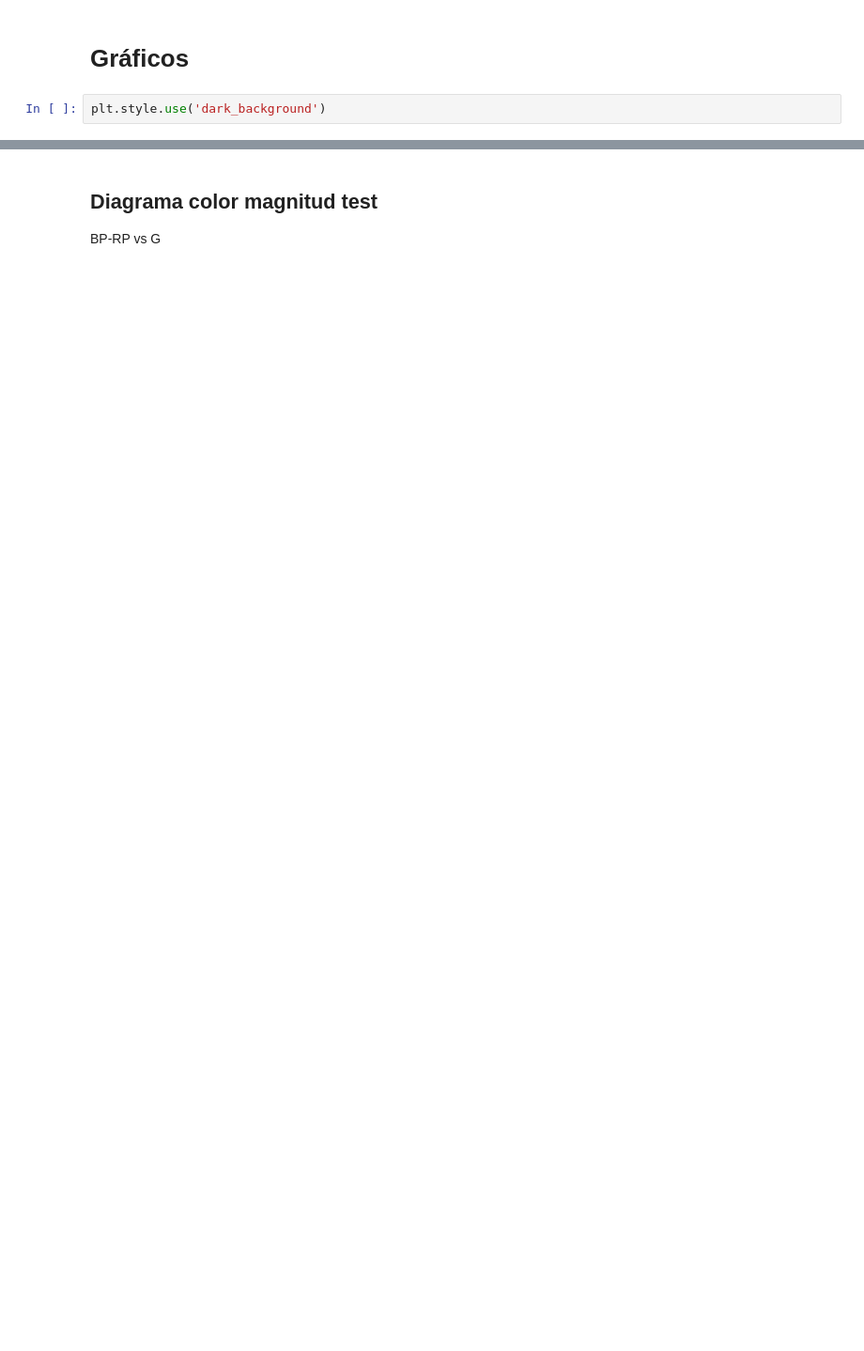
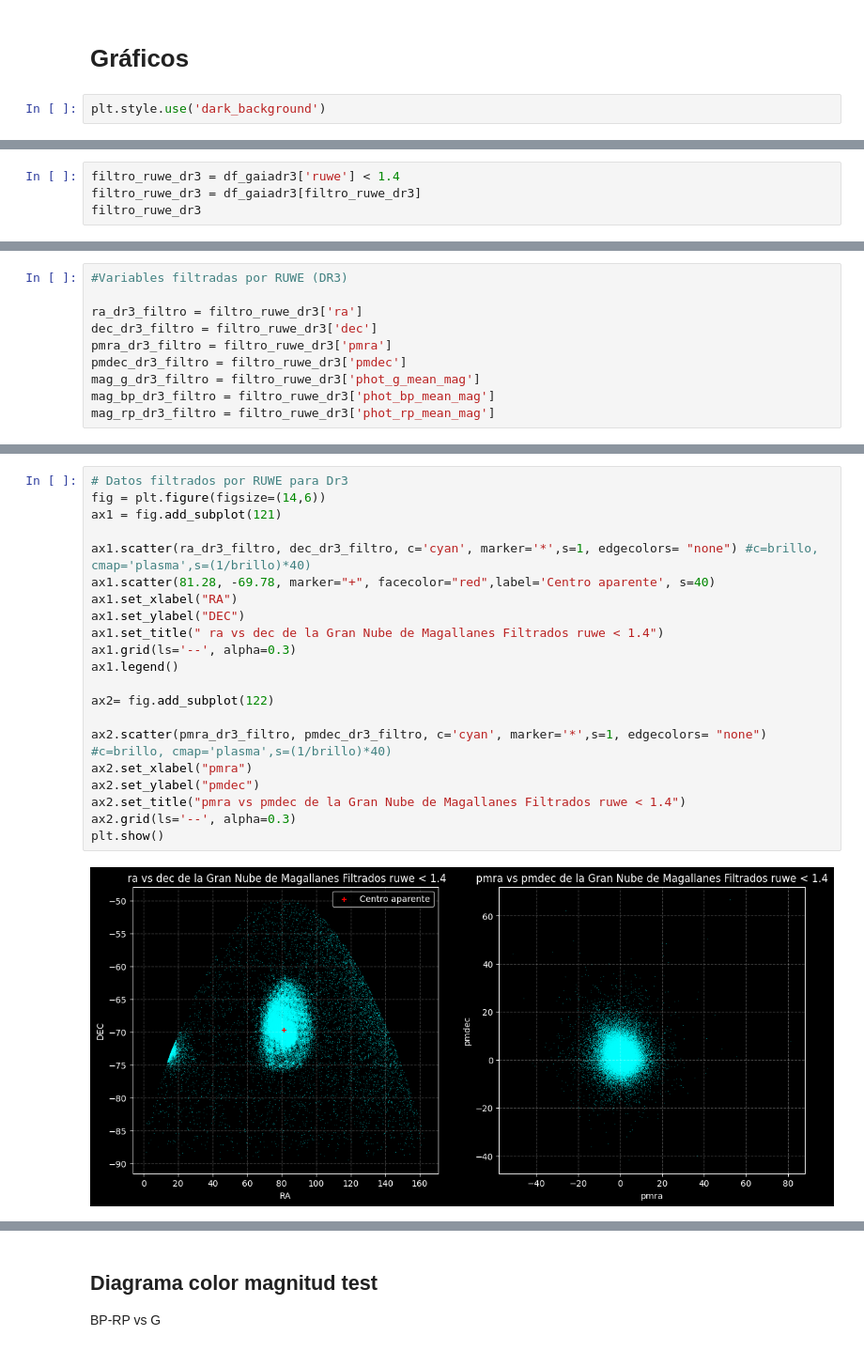
Before and after one commit to estebansanchezmunoz/Proyecto-Base-de-datos, a Jupyter notebook: project_gaia_db.ipynb, the cells around one changed output, grey strips where cells are left out. Shown at 94% size. Cells and saved outputs as stored; diff of their text form; blank space fills up the shorter version.

```diff
--- a/project_gaia_db.ipynb
+++ b/project_gaia_db.ipynb
@@ -207,0 +416,4 @@ ruwe_dr3 = df_gaiadr3['ruwe']
+# %%
+filtro_ruwe_dr3 = df_gaiadr3['ruwe'] < 1.4
+filtro_ruwe_dr3 = df_gaiadr3[filtro_ruwe_dr3]
+filtro_ruwe_dr3
@@ -208 +434,11 @@ ruwe_dr3 = df_gaiadr3['ruwe']
+# %%
+#Variables filtradas por RUWE (DR3)
+
+ra_dr3_filtro = filtro_ruwe_dr3['ra']
+dec_dr3_filtro = filtro_ruwe_dr3['dec']
+pmra_dr3_filtro = filtro_ruwe_dr3['pmra']
+pmdec_dr3_filtro = filtro_ruwe_dr3['pmdec']
+mag_g_dr3_filtro = filtro_ruwe_dr3['phot_g_mean_mag']
+mag_bp_dr3_filtro = filtro_ruwe_dr3['phot_bp_mean_mag']
+mag_rp_dr3_filtro = filtro_ruwe_dr3['phot_rp_mean_mag']
 # %%
@@ -231,3 +467,26 @@ plt.show()
+# %%
+# Datos filtrados por RUWE para Dr3
+fig = plt.figure(figsize=(14,6))
+ax1 = fig.add_subplot(121)
+
+ax1.scatter(ra_dr3_filtro, dec_dr3_filtro, c='cyan', marker='*',s=1, edgecolors= "none") #c=brillo, cmap='plasma',s=(1/brillo)*40)
+ax1.scatter(81.28, -69.78, marker="+", facecolor="red",label='Centro aparente', s=40)
+ax1.set_xlabel("RA")
+ax1.set_ylabel("DEC")
+ax1.set_title(" ra vs dec de la Gran Nube de Magallanes Filtrados ruwe < 1.4")
+ax1.grid(ls='--', alpha=0.3)
+ax1.legend()
+
+ax2= fig.add_subplot(122)
+
+ax2.scatter(pmra_dr3_filtro, pmdec_dr3_filtro, c='cyan', marker='*',s=1, edgecolors= "none") #c=brillo, cmap='plasma',s=(1/brillo)*40)
+ax2.set_xlabel("pmra")
+ax2.set_ylabel("pmdec")
+ax2.set_title("pmra vs pmdec de la Gran Nube de Magallanes Filtrados ruwe < 1.4")
+ax2.grid(ls='--', alpha=0.3)
+plt.show()
+# %% [output]
+[figure, added]
 # %%
 #Histograma de RUWE (DR2)
 plt.hist(ruwe_dr2, bins = 500)
```
Also changed, not shown: parts of 37 cells of this notebook.
